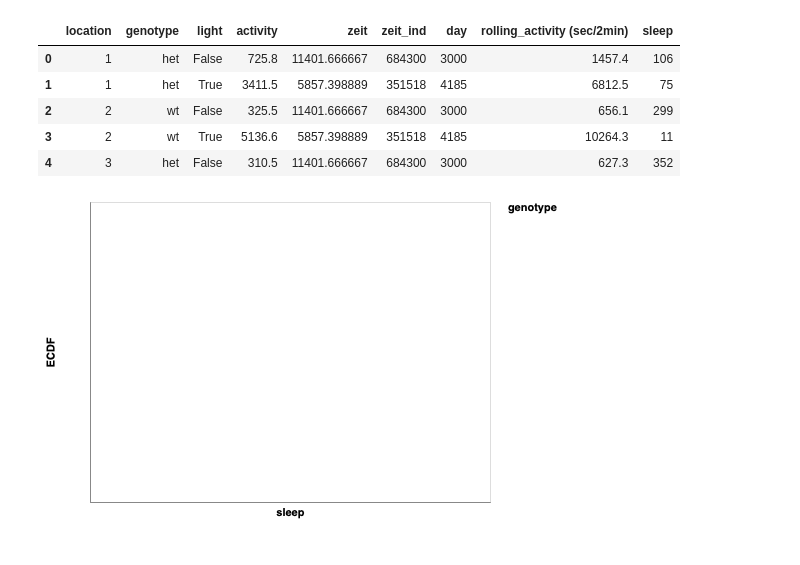
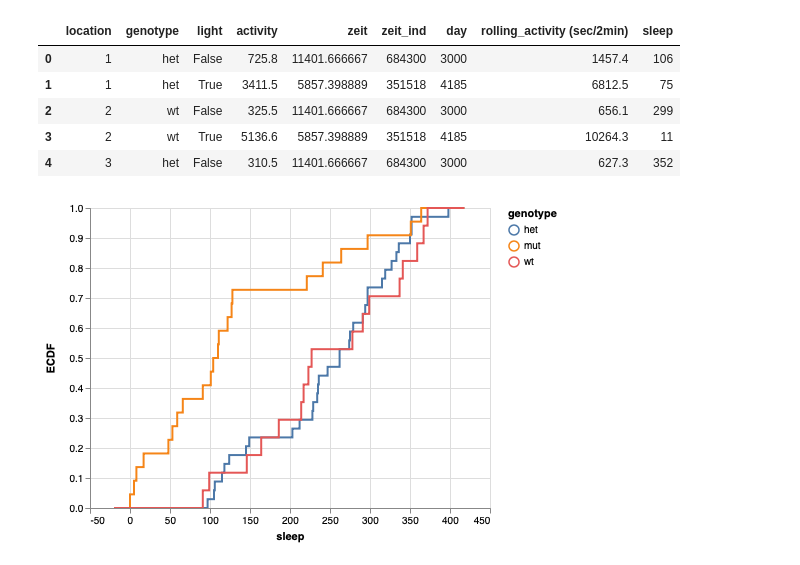
Before and after one commit to Xinhong111/Bi203, a Jupyter notebook: sandbox/hw2_2_X_5.ipynb, the cells around one changed output. Cells and saved outputs as stored; diff of their text form; code cells hidden in the pictures.

```diff
--- a/sandbox/hw2_2_X_5.ipynb
+++ b/sandbox/hw2_2_X_5.ipynb
@@ -18,5 +21,5 @@ Loading BokehJS ...
 # %%
-df_gt = pd.read_csv('../data/130315_1A_genotypes.txt',
+df_gt = pd.read_csv('~/git/02-bebi103-2018/data/130315_1A_genotypes.txt',
                     delimiter='\t',
                     comment='#',
                     header=[0, 1])
@@ -248,7 +257,7 @@ median_df.loc[median_df['day'] == 5].head()
 # define a function that use the condion of 2minutes of no movement to generate a new column
 
 def label_sleep_bout(c):
-    if c['rolling_activity (sec/2min)'] < 0.5:
+    if c['rolling_activity (sec/2min)'] < 0.2:
         return 1
     else:
         return 0
@@ -349,10 +358,10 @@ sleep_each.head()
 | 3 | 2 | wt | True | 5136.6 | 5857.398889 | 351518 | 4185 | 10264.3 | 11 |
 | 4 | 3 | het | False | 310.5 | 11401.666667 | 684300 | 3000 | 627.3 | 352 |
 # %%
-altcat.catplot(data= df.loc[df['light'] == False, :],
+altcat.catplot(data= sleep_each.loc[sleep_each['light'] == False, :],
                mark='line',
                encoding=dict(x='sleep:Q',
                              color=alt.Color('genotype:N')),
                transform='ecdf')
 # %% [output]
-[figure, old version]
+[figure, new version]
```
Also changed, not shown: parts of 13 cells of this notebook, 6 other files.
